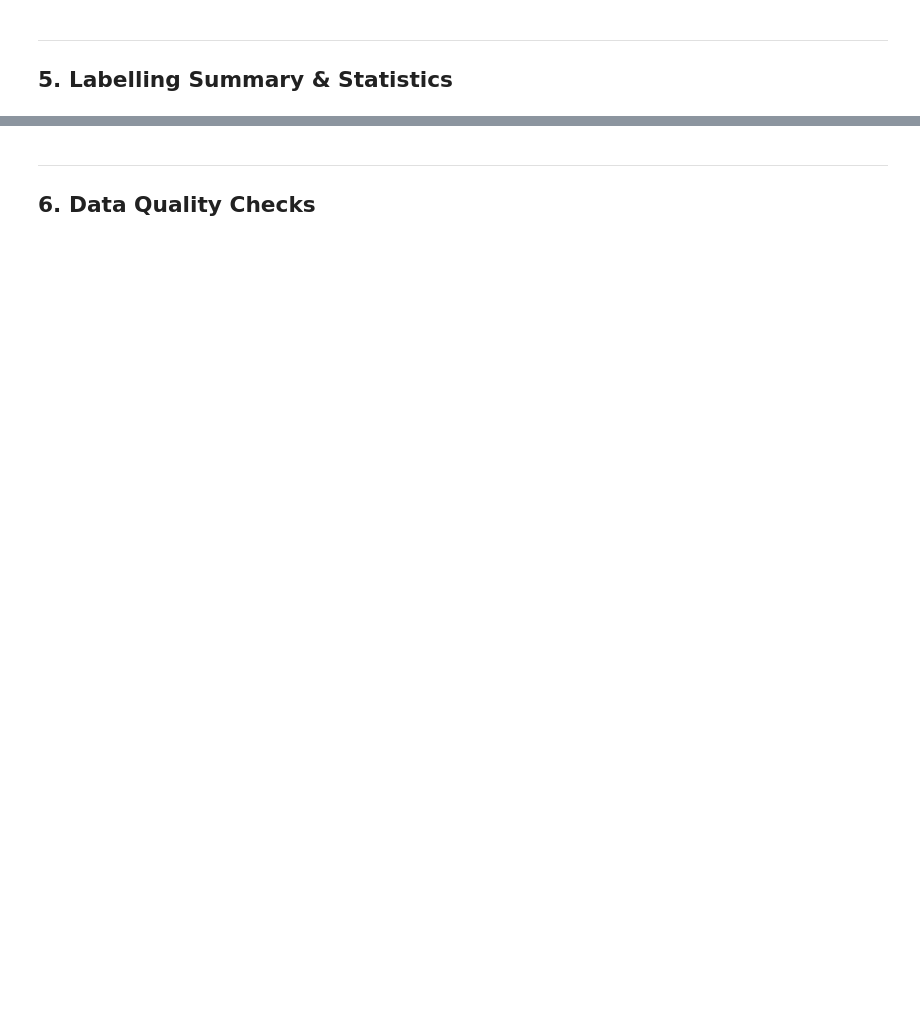
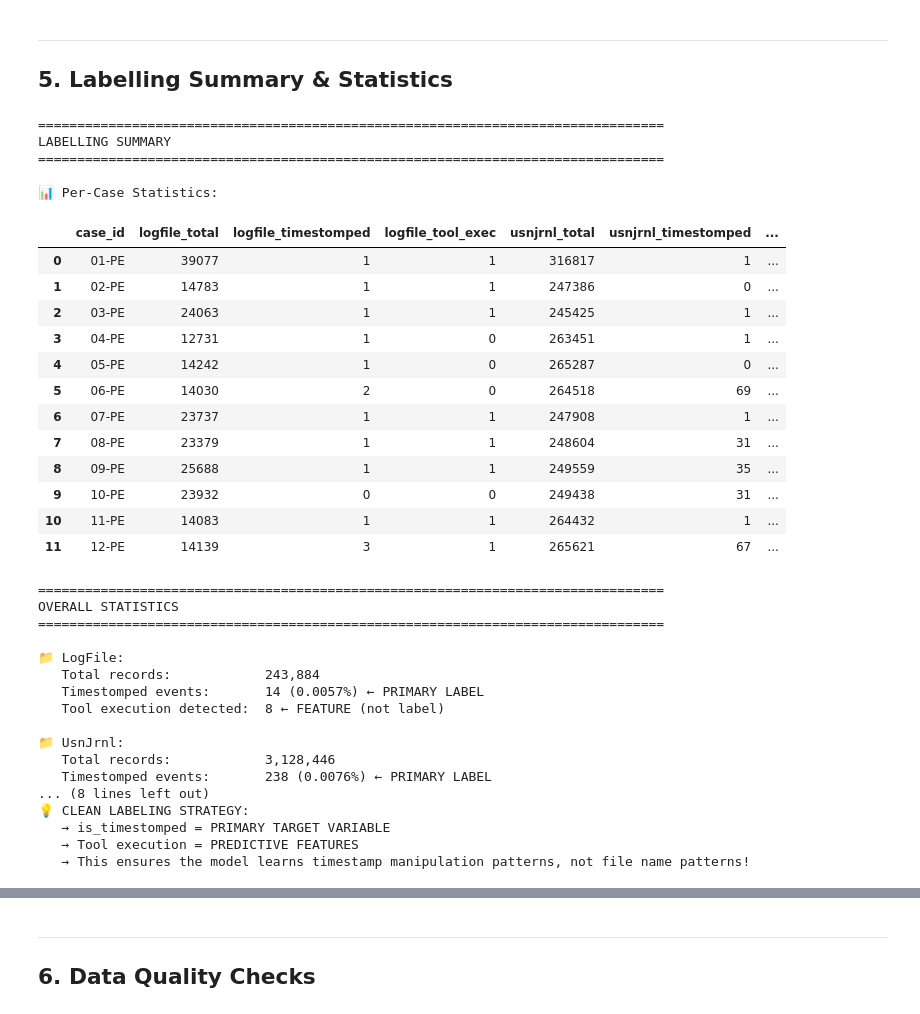
Before and after one commit to soniboni/Digital-Detectives_Thesis, a Jupyter notebook: notebooks/Phase 1 - Data Collection & Preprocessing/A. Data Labelling.ipynb, the cells around one changed output, grey strips where cells are left out. Drawn from its saved outputs; the diff is of its cells as text; code cells hidden in the pictures; blank space fills up the shorter version.

```diff
--- a/notebooks/Phase 1 - Data Collection & Preprocessing/A. Data Labelling.ipynb
+++ b/notebooks/Phase 1 - Data Collection & Preprocessing/A. Data Labelling.ipynb
@@ -595,46 +653,79 @@ stats_df = pd.DataFrame(labelling_stats)
 
 print("\n" + "=" * 80)
 print("LABELLING SUMMARY")
 print("=" * 80)
 print("\n📊 Per-Case Statistics:")
 display(stats_df)
 
 print("\n" + "=" * 80)
 print("OVERALL STATISTICS")
 print("=" * 80)
 
 # Overall totals
 total_logfile_records = stats_df['logfile_total'].sum()
-total_logfile_suspicious = stats_df['logfile_suspicious'].sum()
 total_logfile_timestomped = stats_df['logfile_timestomped'].sum()
 total_logfile_tool_exec = stats_df['logfile_tool_exec'].sum()
 
 total_usnjrnl_records = stats_df['usnjrnl_total'].sum()
-total_usnjrnl_suspicious = stats_df['usnjrnl_suspicious'].sum()
 total_usnjrnl_timestomped = stats_df['usnjrnl_timestomped'].sum()
 total_usnjrnl_tool_exec = stats_df['usnjrnl_tool_exec'].sum()
 
 print(f"\n📁 LogFile:")
 print(f"   Total records:            {total_logfile_records:,}")
-print(f"   Suspicious (timestomped): {total_logfile_suspicious} ({total_logfile_suspicious/total_logfile_records*100:.4f}%) ← ACTUAL LABELS")
-print(f"   Tool execution detected:  {total_logfile_tool_exec} ← FEATURES (not labels)")
+print(f"   Timestomped events:       {total_logfile_timestomped} ({total_logfile_timestomped/total_logfile_records*100:.4f}%) ← PRIMARY LABEL")
+print(f"   Tool execution detected:  {total_logfile_tool_exec} ← FEATURE (not label)")
 
 print(f"\n📁 UsnJrnl:")
 print(f"   Total records:            {total_usnjrnl_records:,}")
-print(f"   Suspicious (timestomped): {total_usnjrnl_suspicious} ({total_usnjrnl_suspicious/total_usnjrnl_records*100:.4f}%) ← ACTUAL LABELS")
-print(f"   Tool execution detected:  {total_usnjrnl_tool_exec} ← FEATURES (not labels)")
+print(f"   Timestomped events:       {total_usnjrnl_timestomped} ({total_usnjrnl_timestomped/total_usnjrnl_records*100:.4f}%) ← PRIMARY LABEL")
+print(f"   Tool execution detected:  {total_usnjrnl_tool_exec} ← FEATURE (not label)")
 
 print(f"\n📊 Combined:")
 print(f"   Total records:            {total_logfile_records + total_usnjrnl_records:,}")
-print(f"   Total timestomped events: {total_logfile_suspicious + total_usnjrnl_suspicious} (ACTUAL LABELS)")
+print(f"   Total timestomped events: {total_logfile_timestomped + total_usnjrnl_timestomped} (PRIMARY LABEL for model)")
 print(f"   Total tool executions:    {total_logfile_tool_exec + total_usnjrnl_tool_exec} (FEATURES)")
-print(f"   Class imbalance ratio:    1:{int((total_logfile_records + total_usnjrnl_records) / (total_logfile_suspicious + total_usnjrnl_suspicious))}")
+print(f"   Class imbalance ratio:    1:{int((total_logfile_records + total_usnjrnl_records) / (total_logfile_timestomped + total_usnjrnl_timestomped))}")
 
-print(f"\n💡 KEY CHANGE:")
-print(f"   OLD: Tool execution was marked as is_suspicious=1 (268 total)")
-print(f"   NEW: ONLY actual timestamp manipulation is is_suspicious=1")
-print(f"   → Tool execution is now a FEATURE, not a LABEL")
-print(f"   → This prevents model confusion and focuses on actual timestomping patterns")
+print(f"\n💡 CLEAN LABELING STRATEGY:")
+print(f"   → is_timestomped = PRIMARY TARGET VARIABLE")
+print(f"   → Tool execution = PREDICTIVE FEATURES")
+print(f"   → This ensures the model learns timestamp manipulation patterns, not file name patterns!")
+# %% [output]
+================================================================================
+LABELLING SUMMARY
+================================================================================
+
+📊 Per-Case Statistics:
+|  | case_id | logfile_total | logfile_timestomped | logfile_tool_exec | usnjrnl_total | usnjrnl_timestomped | ... |
+| 0 | 01-PE | 39077 | 1 | 1 | 316817 | 1 | ... |
+| 1 | 02-PE | 14783 | 1 | 1 | 247386 | 0 | ... |
+| 2 | 03-PE | 24063 | 1 | 1 | 245425 | 1 | ... |
+| 3 | 04-PE | 12731 | 1 | 0 | 263451 | 1 | ... |
+| 4 | 05-PE | 14242 | 1 | 0 | 265287 | 0 | ... |
+| 5 | 06-PE | 14030 | 2 | 0 | 264518 | 69 | ... |
+| 6 | 07-PE | 23737 | 1 | 1 | 247908 | 1 | ... |
+| 7 | 08-PE | 23379 | 1 | 1 | 248604 | 31 | ... |
+| 8 | 09-PE | 25688 | 1 | 1 | 249559 | 35 | ... |
+| 9 | 10-PE | 23932 | 0 | 0 | 249438 | 31 | ... |
+| 10 | 11-PE | 14083 | 1 | 1 | 264432 | 1 | ... |
+| 11 | 12-PE | 14139 | 3 | 1 | 265621 | 67 | ... |
+================================================================================
+OVERALL STATISTICS
+================================================================================
+
+📁 LogFile:
+   Total records:            243,884
+   Timestomped events:       14 (0.0057%) ← PRIMARY LABEL
+   Tool execution detected:  8 ← FEATURE (not label)
+
+📁 UsnJrnl:
+   Total records:            3,128,446
+   Timestomped events:       238 (0.0076%) ← PRIMARY LABEL
+... (8 lines left out)
+💡 CLEAN LABELING STRATEGY:
+   → is_timestomped = PRIMARY TARGET VARIABLE
+   → Tool execution = PREDICTIVE FEATURES
+   → This ensures the model learns timestamp manipulation patterns, not file name patterns!
 # %%
 # Visualize labelling results
 fig, axes = plt.subplots(2, 2, figsize=(16, 10))
```
Also changed, not shown: parts of 7 cells of this notebook, 37 other files.
